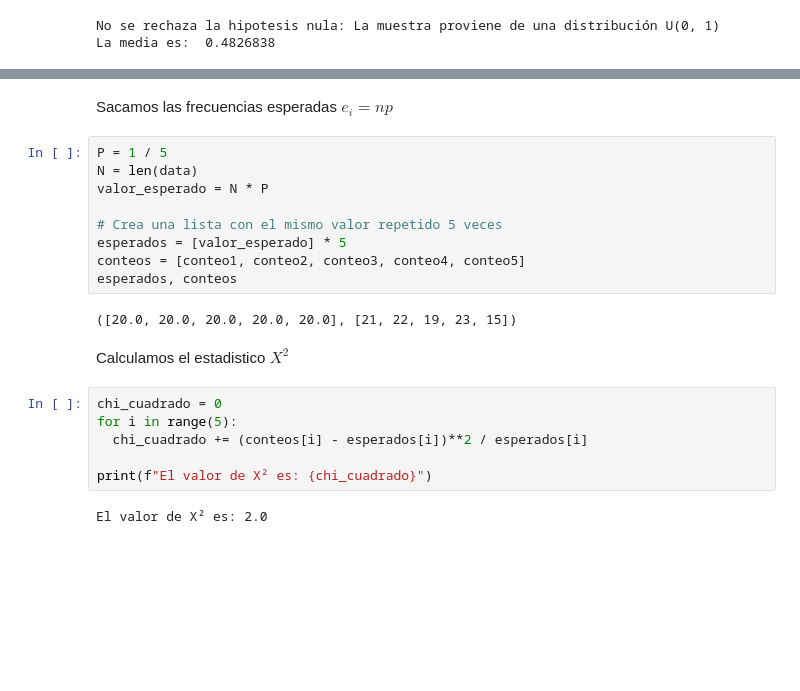
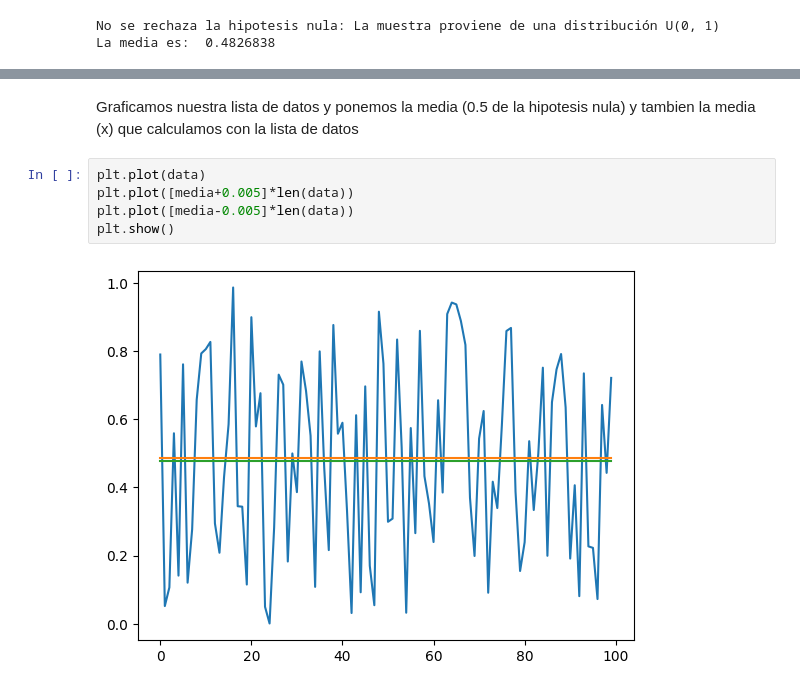
Before and after one commit to KatiaItzelCortes/Simulacion-1, a Jupyter notebook: Prueba de promedio.ipynb, the cells around one changed output, grey strips where cells are left out. Cells and saved outputs as stored; diff of their text form; blank space fills up the shorter version.

```diff
--- a/Prueba de promedio.ipynb
+++ b/Prueba de promedio.ipynb
@@ -83,23 +61,9 @@ conteo1, conteo2, conteo3, conteo4, conteo5
-# %% [markdown]
-Sacamos las frecuencias esperadas $e_i = np$
-# %%
-P = 1 / 5
-N = len(data)
-valor_esperado = N * P
-
-# Crea una lista con el mismo valor repetido 5 veces
-esperados = [valor_esperado] * 5
-conteos = [conteo1, conteo2, conteo3, conteo4, conteo5]
-esperados, conteos
-# %% [output]
-([20.0, 20.0, 20.0, 20.0, 20.0], [21, 22, 19, 23, 15])
-# %% [markdown]
-Calculamos el estadistico $X^2$
-# %%
-chi_cuadrado = 0
-for i in range(5):
-  chi_cuadrado += (conteos[i] - esperados[i])**2 / esperados[i]
-
-print(f"El valor de X² es: {chi_cuadrado}")
-# %% [output]
-El valor de X² es: 2.0
+# %% [markdown]
+Graficamos nuestra lista de datos y ponemos la media (0.5 de la hipotesis nula) y tambien la media (x) que calculamos con la lista de datos
+# %%
+plt.plot(data)
+plt.plot([media+0.005]*len(data))
+plt.plot([media-0.005]*len(data))
+plt.show()
+# %% [output]
+[figure, added]
```
Also changed, not shown: parts of 4 cells of this notebook.
